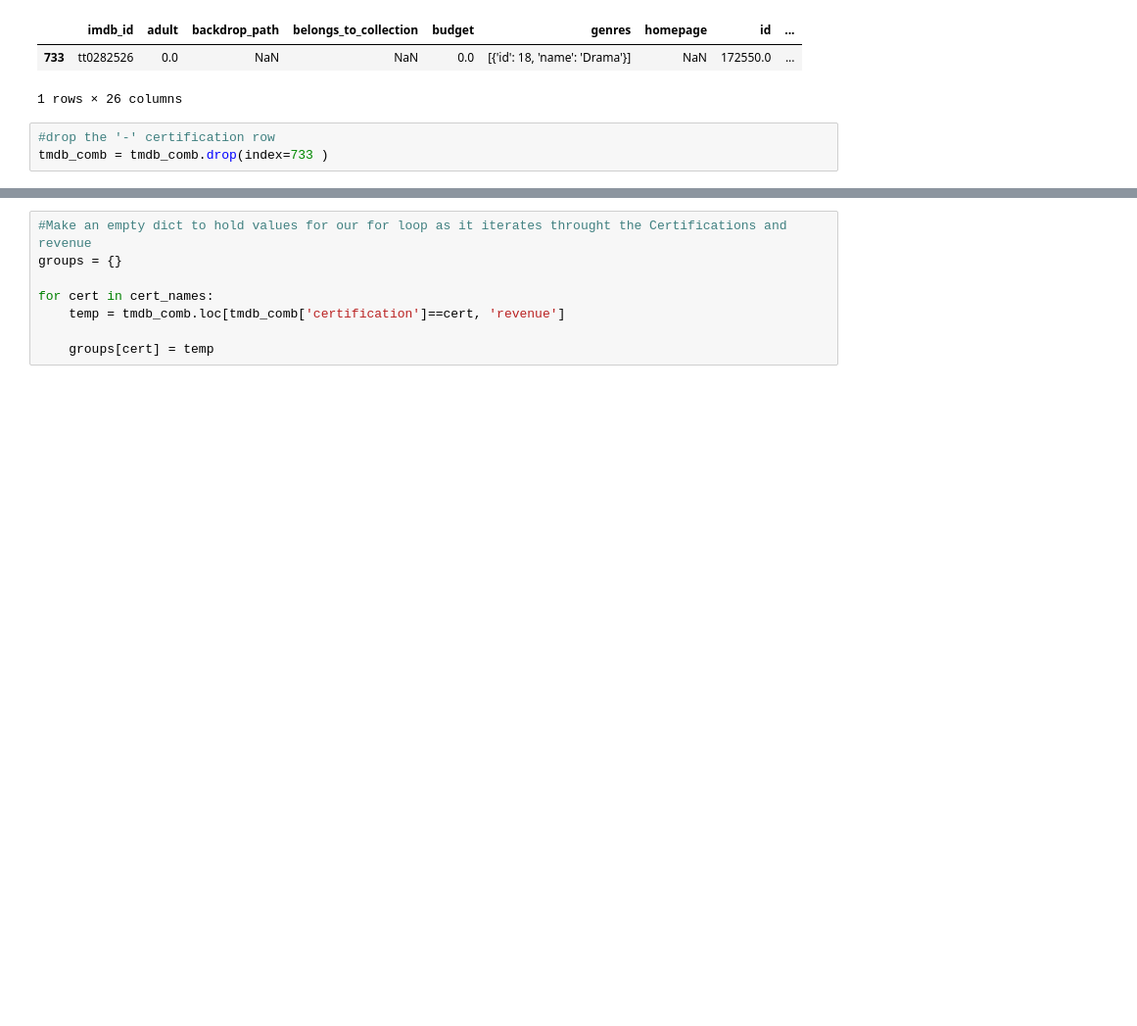
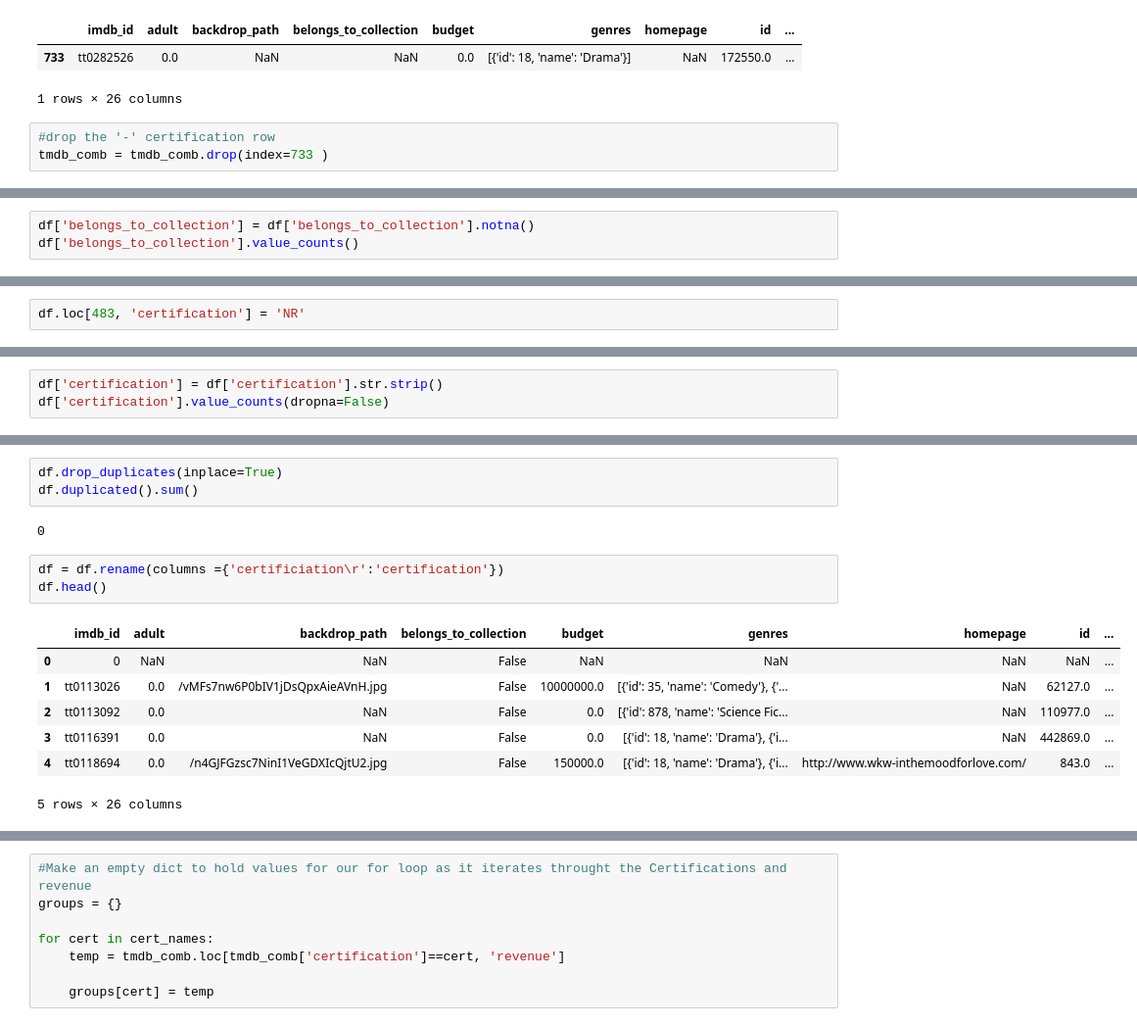
Before and after one commit to AbdoIbrahim/Project-3-Part-1-, a Jupyter notebook: Project 3 Part 4 .ipynb, the cells around one changed output, grey strips where cells are left out. Shown at 98% size. Cells and saved outputs as stored; diff of their text form; blank space fills up the shorter version.

```diff
--- a/Project 3 Part 4 .ipynb
+++ b/Project 3 Part 4 .ipynb
@@ -118,0 +230,3 @@ tmdb_comb = tmdb_comb.drop(index=733 )
+# %%
+df['belongs_to_collection'] = df['belongs_to_collection'].notna()
+df['belongs_to_collection'].value_counts()
@@ -118,0 +271,2 @@ tmdb_comb = tmdb_comb.drop(index=733 )
+# %%
+df.loc[483, 'certification'] = 'NR'
@@ -118,0 +277,3 @@ tmdb_comb = tmdb_comb.drop(index=733 )
+# %%
+df['certification'] = df['certification'].str.strip()
+df['certification'].value_counts(dropna=False)
@@ -118,0 +290,16 @@ tmdb_comb = tmdb_comb.drop(index=733 )
+# %%
+df.drop_duplicates(inplace=True)
+df.duplicated().sum()
+# %% [output]
+0
+# %%
+df = df.rename(columns ={'certificiation\r':'certification'})
+df.head()
+# %% [output]
+|  | imdb_id | adult | backdrop_path | belongs_to_collection | budget | genres | homepage | id | ... |
+| 0 | 0 | NaN | NaN | False | NaN | NaN | NaN | NaN | ... |
+| 1 | tt0113026 | 0.0 | /vMFs7nw6P0bIV1jDsQpxAieAVnH.jpg | False | 10000000.0 | [{'id': 35, 'name': 'Comedy'}, {'... | NaN | 62127.0 | ... |
+| 2 | tt0113092 | 0.0 | NaN | False | 0.0 | [{'id': 878, 'name': 'Science Fic... | NaN | 110977.0 | ... |
+| 3 | tt0116391 | 0.0 | NaN | False | 0.0 | [{'id': 18, 'name': 'Drama'}, {'i... | NaN | 442869.0 | ... |
+| 4 | tt0118694 | 0.0 | /n4GJFGzsc7NinI1VeGDXIcQjtU2.jpg | False | 150000.0 | [{'id': 18, 'name': 'Drama'}, {'i... | http://www.wkw-inthemoodforlove.com/ | 843.0 | ... |
+5 rows × 26 columns
```
Also changed, not shown: parts of 30 cells of this notebook.
